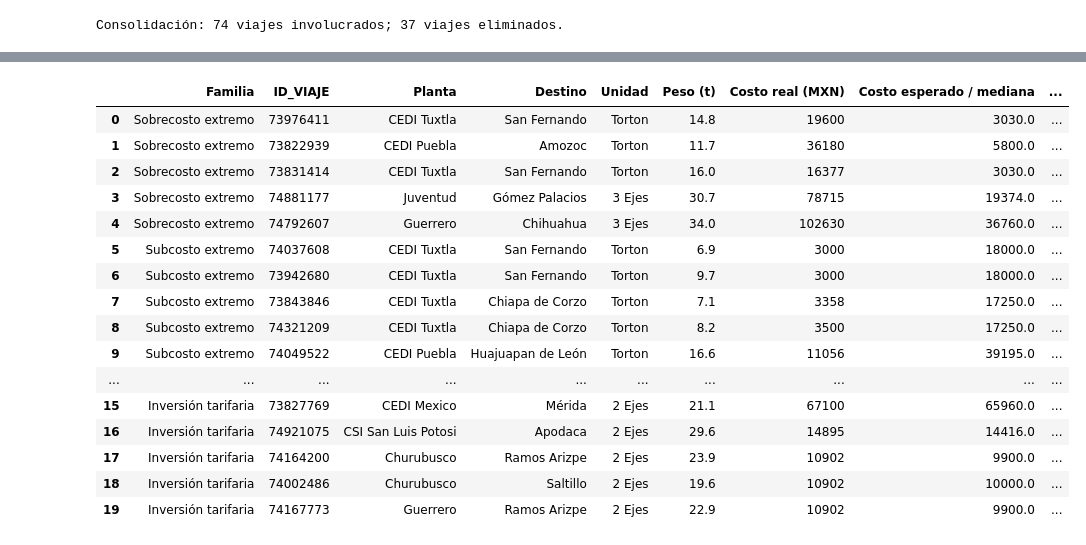
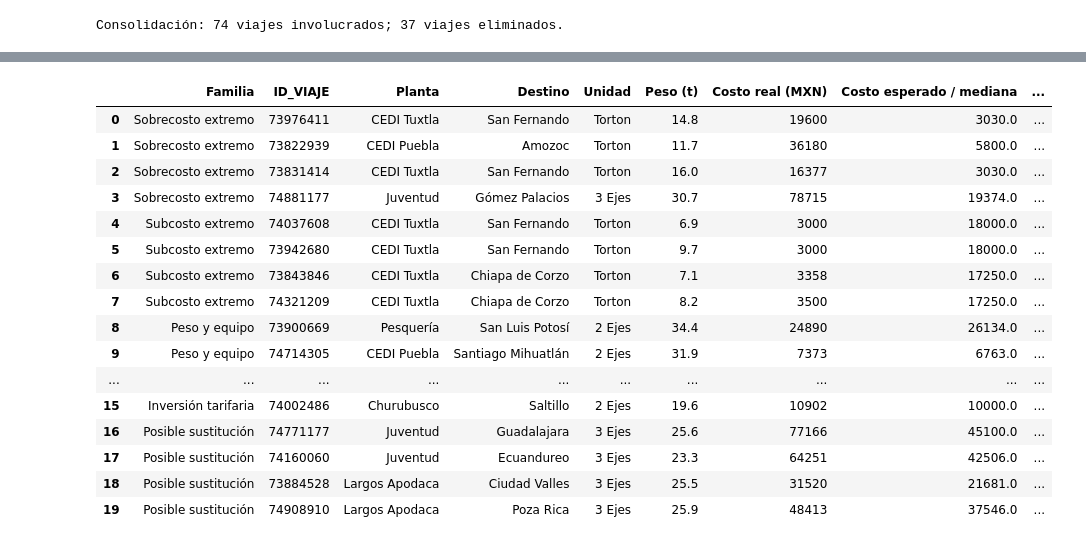
Before and after one commit to An-cell-byte/notebook_entrega1, a Jupyter notebook: analisis_estadistico_IA/componente_3.ipynb, the cells around one changed output, grey strips where cells are left out. Saved outputs shown, nothing was run; the diff lists cells and outputs as text; code cells hidden in the pictures.

```diff
--- a/analisis_estadistico_IA/componente_3.ipynb
+++ b/analisis_estadistico_IA/componente_3.ipynb
@@ -16,6 +18,7 @@ for _carpeta in ('analisis_estadistico_IA', 'data_processing'):
 # Propósito: Cargar el universo común (58,275 viajes) y preparar el optimizador del Componente 2 (tarifas de
 # referencia ruta × unidad, capacidades y disponibilidad de flota).
 import numpy as np, pandas as pd, matplotlib.pyplot as plt
+from matplotlib.patches import Patch
 import ternium_comun as tc
 import componente_3_optimizacion as opt
 tc.aplicar_estilo()
@@ -23,11 +26,14 @@ df = tc.cargar_universo().reset_index(drop=True)
 df['Programado_t'] = df['Programado_kg'] / 1000
 assert len(df) == 58275
 opt.preparar_optimizador(df)
-T = opt.tarifas()
+T = opt.tarifas()                                    # tarifa de referencia: mediana ruta × unidad (≥ 5 viajes)
 # k0 = unidad actual de cada viaje; rr = índice de su ruta; cap = carga útil legal por unidad
 k0 = opt.o.k0.to_numpy(); rr = opt.o.r.to_numpy()
 cap = opt.CAP_LEG
-print(f"Universo: {len(df):,} viajes; {df.FECHA_EGRESO.min():%Y-%m-%d} a {df.FECHA_EGRESO.max():%Y-%m-%d}")
+q = df.Programado_t.to_numpy(); qr = df.Toneladas_Reales.to_numpy()      # peso programado y peso real (t)
+costo = df.Costo.to_numpy(dtype=float)
+N, UNI = len(df), np.array(tc.UNIDADES)
+print(f"Universo: {N:,} viajes; {df.FECHA_EGRESO.min():%Y-%m-%d} a {df.FECHA_EGRESO.max():%Y-%m-%d}")
 # %% [output]
 Universo: 58,275 viajes; 2026-01-01 a 2026-08-31
 # %% [markdown]
@@ -189,52 +301,62 @@ Son señales para investigación, no errores ni evidencia de causalidad. En sobr
 # %%
-# Propósito: Seleccionar 20 casos raros (5 por familia) que contradicen el patrón, para investigarlos con Ternium.
-d=df.copy(); d['unidad']=d.Unidad.astype(str)
-keys=['Ruta_ID','unidad','Transportista']
+# Propósito: Seleccionar 20 casos raros (4 por cada una de 5 familias) que contradicen el patrón, para investigarlos con Ternium.
+POR_FAMILIA = 4
+d = df.copy(); d['unidad'] = d.Unidad.astype(str)
+keys = ['Ruta_ID', 'unidad', 'Transportista']
 # Costo de referencia: mediana de ruta × unidad × transportista (se exigen ≥ 5 viajes)
-grp=d.groupby(keys,observed=True).Costo
-med=grp.transform('median'); count=grp.transform('size')
-d['ref']=med; d['ratio']=d.Costo/med.where(med>0)
-valid=(count>=5)&(med>0)&(d.Costo>0)
-selecciones=[]; usados=set()
+grp = d.groupby(keys, observed=True).Costo
+med = grp.transform('median'); count = grp.transform('size')
+d['ref'] = med; d['ratio'] = d.Costo / med.where(med > 0)
+valid = (count >= 5) & (med > 0) & (d.Costo > 0)
+selecciones = []; usados = set()
 def tomar(candidatos, familia, diag, evidencia, ref_col='ref'):
-    """Agrega los 5 primeros candidatos no usados, con su familia, diagnóstico y evidencia a pedir."""
-    candidatos=candidatos[~candidatos.ID_VIAJE.isin(usados)].drop_duplicates('ID_VIAJE').head(5).copy()
+    # Agrega los primeros candidatos no usados, con su familia, diagnóstico y evidencia a pedir
+    candidatos = candidatos[~candidatos.ID_VIAJE.isin(usados)].drop_duplicates('ID_VIAJE').head(POR_FAMILIA).copy()
     usados.update(candidatos.ID_VIAJE)
-    candidatos['Familia']=familia; candidatos['Diagnóstico provisional']=diag; candidatos['Evidencia requerida']=evidencia
-    candidatos['Costo esperado / mediana']=candidatos[ref_col]
+    candidatos['Familia'] = familia; candidatos['Diagnóstico provisional'] = diag; candidatos['Evidencia requerida'] = evidencia
+    candidatos['Costo esperado / mediana'] = candidatos[ref_col]
     selecciones.append(candidatos)
-tomar(d[valid].sort_values('ratio',ascending=False), 'Sobrecosto extremo','Posible urgencia, spot o cargo extraordinario','Orden, contrato, desglose del flete y urgencia')
-tomar(d[valid].sort_values('ratio'), 'Subcosto extremo','Posible retorno, crédito o ajuste','Factura, nota de crédito, contrato y viaje de retorno')
-p99=tc.capacidades(df).loc['2 Ejes','Techo_P99_t']
-tomar(d[d.unidad.eq('2 Ejes')].sort_values('Toneladas_Reales',ascending=False), 'Peso y equipo',f'Peso elevado frente a P99 de 2 ejes ({p99:.1f} t); verificar equipo','Báscula, tara, configuración, permiso y unidad declarada')
+tomar(d[valid].sort_values('ratio', ascending=False), 'Sobrecosto extremo', 'Posible urgencia, spot o cargo extraordinario', 'Orden, contrato, desglose del flete y urgencia')
+tomar(d[valid].sort_values('ratio'), 'Subcosto extremo', 'Posible retorno, crédito o ajuste', 'Factura, nota de crédito, contrato y viaje de retorno')
+p99 = tc.capacidades(df).loc['2 Ejes', 'Techo_P99_t']
+tomar(d[d.unidad.eq('2 Ejes')].sort_values('Toneladas_Reales', ascending=False), 'Peso y equipo', f'Peso elevado frente a P99 de 2 ejes ({p99:.1f} t); verificar equipo', 'Báscula, tara, configuración, permiso y unidad declarada')
 # Inversión tarifaria: rutas donde la mediana de 2 ejes supera a la de 3 ejes
-tar=d.groupby(['Ruta_ID','unidad'],observed=True).Costo.agg(['median','size']).reset_index()
-a=tar[(tar.unidad=='2 Ejes') & (tar['size']>=5)].merge(tar[(tar.unidad=='3 Ejes') & (tar['size']>=5)],on='Ruta_ID',suffixes=('_2','_3'))
-a=a[a.median_2>a.median_3].sort_values('Ruta_ID')
-inv=d[d.unidad.eq('2 Ejes')].merge(a[['Ruta_ID','median_3','median_2']],on='Ruta_ID')
-inv=inv[inv.Costo > inv.median_3].sort_values(['Ruta_ID','ID_VIAJE']).drop_duplicates('Ruta_ID')
-tomar(inv,'Inversión tarifaria','Mediana de 2 ejes mayor que la de 3 ejes en la misma ruta','Contratos, fechas, transportistas, servicio y comparabilidad','median_3')
-casos=pd.concat(selecciones,ignore_index=True)
-assert len(casos)==20 and casos.ID_VIAJE.nunique()==20
-casos=casos.drop(columns=['Unidad']).rename(columns={'PLANTA_ORIGEN':'Planta','Ciudad Destino':'Destino','unidad':'Unidad','Toneladas_Reales':'Peso (t)','Costo':'Costo real (MXN)'})
-cols=['Familia','ID_VIAJE','Planta','Destino','Unidad','Peso (t)','Costo real (MXN)','Costo esperado / mediana','Diagnóstico provisional','Evidencia requerida']
-display(casos[cols].round({'Peso (t)':1,'Costo esperado / mediana':0}))
-print('En peso y equipo, el costo de referencia sigue siendo la mediana ruta × unidad × transportista; puede no existir si falta el grupo.')
+tar = d.groupby(['Ruta_ID', 'unidad'], observed=True).Costo.agg(['median', 'size']).reset_index()
+a = tar[(tar.unidad == '2 Ejes') & (tar['size'] >= 5)].merge(tar[(tar.unidad == '3 Ejes') & (tar['size'] >= 5)], on='Ruta_ID', suffixes=('_2', '_3'))
+a = a[a.median_2 > a.median_3].sort_values('Ruta_ID')
+inv = d[d.unidad.eq('2 Ejes')].merge(a[['Ruta_ID', 'median_3', 'median_2']], on='Ruta_ID')
+inv = inv[inv.Costo > inv.median_3].sort_values(['Ruta_ID', 'ID_VIAJE']).drop_duplicates('Ruta_ID')
+tomar(inv, 'Inversión tarifaria', 'Mediana de 2 ejes mayor que la de 3 ejes en la misma ruta', 'Contratos, fechas, transportistas, servicio y comparabilidad', 'median_3')
+# Posible sustitución (definición de C2, sección 1.4): 3 ejes con ≤ 26 t programadas en rutas donde lo normal es el 2 ejes
+x = d[d.unidad.isin(['2 Ejes', '3 Ejes']) & (d.Programado_t > 0.5) & ~d.Flag_Discrepancia_Peso.astype(bool)]
+part_2e = x.groupby('Ruta_ID').unidad.apply(lambda s: (s == '2 Ejes').mean()); n_ruta = x.groupby('Ruta_ID').size()
+rutas_2e = part_2e[(part_2e >= 0.6) & (n_ruta >= 20)].index
+med_3e = x[x.unidad.eq('3 Ejes')].groupby('Ruta_ID').Costo.median().rename('med_3e')
+sust = x[x.Ruta_ID.isin(rutas_2e) & x.unidad.eq('3 Ejes') & (x.Programado_t <= 26)].join(med_3e, on='Ruta_ID')
+sust = sust.assign(r3=sust.Costo / sust.med_3e).sort_values(['r3', 'ID_VIAJE'], ascending=[False, True])
+tomar(sust, 'Posible sustitución', 'Carga de 2 ejes en 3 ejes en ruta de 2 ejes: posible solicitud no surtida', 'Solicitud original, cancelaciones y disponibilidad de 2 ejes esa semana', 'med_3e')
+casos = pd.concat(selecciones, ignore_index=True)
+assert len(casos) == 20 and casos.ID_VIAJE.nunique() == 20
+casos = casos.drop(columns=['Unidad']).rename(columns={'PLANTA_ORIGEN': 'Planta', 'Ciudad Destino': 'Destino', 'unidad': 'Unidad', 'Toneladas_Reales': 'Peso (t)', 'Costo': 'Costo real (MXN)'})
+cols = ['Familia', 'ID_VIAJE', 'Planta', 'Destino', 'Unidad', 'Peso (t)', 'Costo real (MXN)', 'Costo esperado / mediana', 'Diagnóstico provisional', 'Evidencia requerida']
+display(casos[cols].round({'Peso (t)': 1, 'Costo esperado / mediana': 0}))
+print(f'Posibles sustituciones en el universo: {len(sust):,} viajes en {len(rutas_2e)} rutas de 2 ejes. '
+      'En peso y equipo, la referencia es la mediana ruta × unidad × transportista; puede no existir si falta el grupo.')
 # %% [output]
 |  | Familia | ID_VIAJE | Planta | Destino | Unidad | Peso (t) | Costo real (MXN) | Costo esperado / mediana | ... |
 | 0 | Sobrecosto extremo | 73976411 | CEDI Tuxtla | San Fernando | Torton | 14.8 | 19600 | 3030.0 | ... |
 | 1 | Sobrecosto extremo | 73822939 | CEDI Puebla | Amozoc | Torton | 11.7 | 36180 | 5800.0 | ... |
 | 2 | Sobrecosto extremo | 73831414 | CEDI Tuxtla | San Fernando | Torton | 16.0 | 16377 | 3030.0 | ... |
 | 3 | Sobrecosto extremo | 74881177 | Juventud | Gómez Palacios | 3 Ejes | 30.7 | 78715 | 19374.0 | ... |
-| 4 | Sobrecosto extremo | 74792607 | Guerrero | Chihuahua | 3 Ejes | 34.0 | 102630 | 36760.0 | ... |
-| 5 | Subcosto extremo | 74037608 | CEDI Tuxtla | San Fernando | Torton | 6.9 | 3000 | 18000.0 | ... |
-| 6 | Subcosto extremo | 73942680 | CEDI Tuxtla | San Fernando | Torton | 9.7 | 3000 | 18000.0 | ... |
-| 7 | Subcosto extremo | 73843846 | CEDI Tuxtla | Chiapa de Corzo | Torton | 7.1 | 3358 | 17250.0 | ... |
-| 8 | Subcosto extremo | 74321209 | CEDI Tuxtla | Chiapa de Corzo | Torton | 8.2 | 3500 | 17250.0 | ... |
-| 9 | Subcosto extremo | 74049522 | CEDI Puebla | Huajuapan de León | Torton | 16.6 | 11056 | 39195.0 | ... |
+| 4 | Subcosto extremo | 74037608 | CEDI Tuxtla | San Fernando | Torton | 6.9 | 3000 | 18000.0 | ... |
+| 5 | Subcosto extremo | 73942680 | CEDI Tuxtla | San Fernando | Torton | 9.7 | 3000 | 18000.0 | ... |
+| 6 | Subcosto extremo | 73843846 | CEDI Tuxtla | Chiapa de Corzo | Torton | 7.1 | 3358 | 17250.0 | ... |
+| 7 | Subcosto extremo | 74321209 | CEDI Tuxtla | Chiapa de Corzo | Torton | 8.2 | 3500 | 17250.0 | ... |
+| 8 | Peso y equipo | 73900669 | Pesquería | San Luis Potosí | 2 Ejes | 34.4 | 24890 | 26134.0 | ... |
+| 9 | Peso y equipo | 74714305 | CEDI Puebla | Santiago Mihuatlán | 2 Ejes | 31.9 | 7373 | 6763.0 | ... |
 | ... | ... | ... | ... | ... | ... | ... | ... | ... | ... |
-| 15 | Inversión tarifaria | 73827769 | CEDI Mexico | Mérida | 2 Ejes | 21.1 | 67100 | 65960.0 | ... |
-| 16 | Inversión tarifaria | 74921075 | CSI San Luis Potosi | Apodaca | 2 Ejes | 29.6 | 14895 | 14416.0 | ... |
-| 17 | Inversión tarifaria | 74164200 | Churubusco | Ramos Arizpe | 2 Ejes | 23.9 | 10902 | 9900.0 | ... |
-| 18 | Inversión tarifaria | 74002486 | Churubusco | Saltillo | 2 Ejes | 19.6 | 10902 | 10000.0 | ... |
-| 19 | Inversión tarifaria | 74167773 | Guerrero | Ramos Arizpe | 2 Ejes | 22.9 | 10902 | 9900.0 | ... |
+| 15 | Inversión tarifaria | 74002486 | Churubusco | Saltillo | 2 Ejes | 19.6 | 10902 | 10000.0 | ... |
+| 16 | Posible sustitución | 74771177 | Juventud | Guadalajara | 3 Ejes | 25.6 | 77166 | 45100.0 | ... |
+| 17 | Posible sustitución | 74160060 | Juventud | Ecuandureo | 3 Ejes | 23.3 | 64251 | 42506.0 | ... |
+| 18 | Posible sustitución | 73884528 | Largos Apodaca | Ciudad Valles | 3 Ejes | 25.5 | 31520 | 21681.0 | ... |
+| 19 | Posible sustitución | 74908910 | Largos Apodaca | Poza Rica | 3 Ejes | 25.9 | 48413 | 37546.0 | ... |
```
Also changed, not shown: parts of 11 cells of this notebook, 3 other files.
